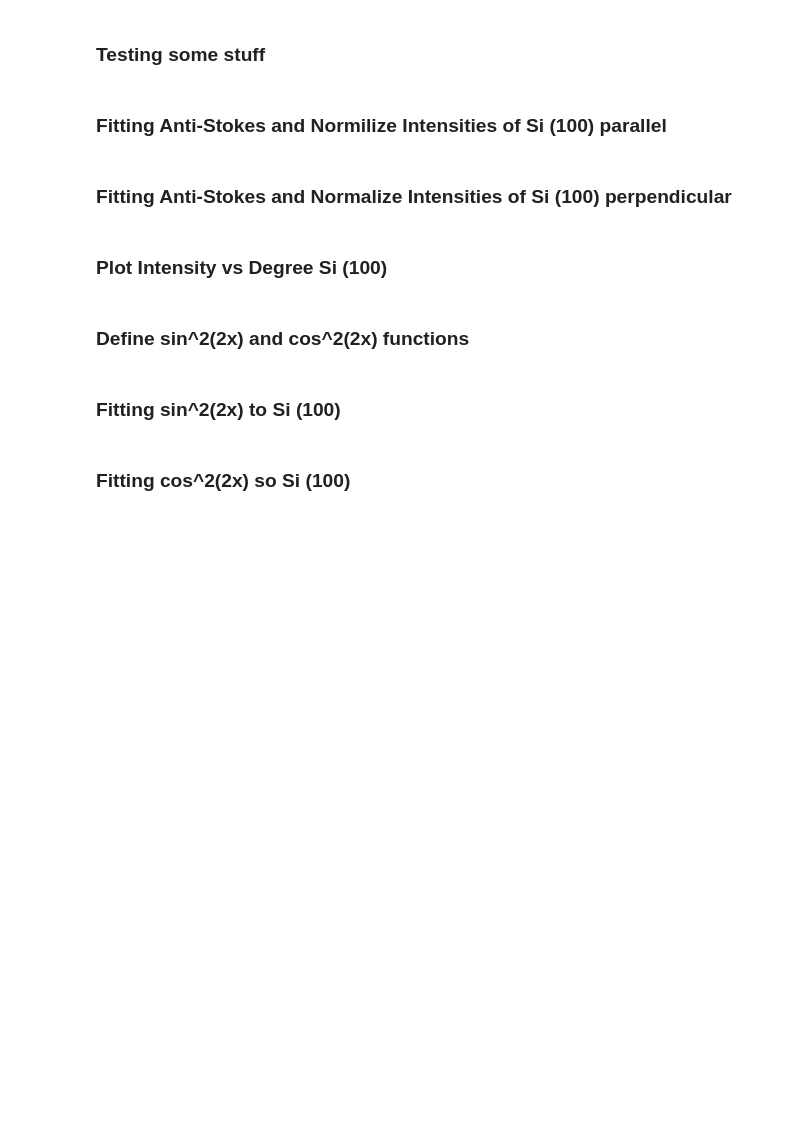
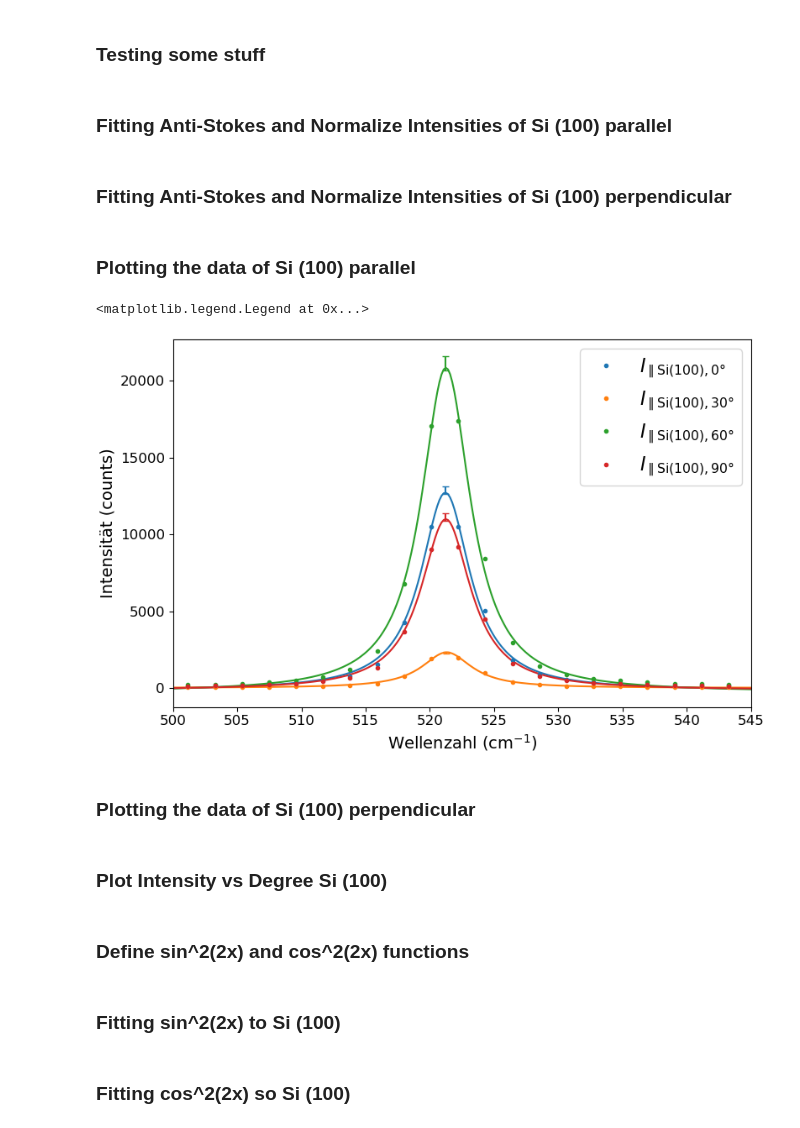
Before and after one commit to phoenixtoash/P60_Auswertung, a Jupyter notebook: notebook.ipynb, the cells around one changed output. Cells and saved outputs as stored; diff of their text form; code cells hidden in the pictures; blank space fills up the shorter version.

Commit message:
even better si (100) plots

```diff
--- a/notebook.ipynb
+++ b/notebook.ipynb
@@ -199,7 +221,7 @@ ax.legend()
 
 print("Fit parameters: x0 = {:.2f}, gamma = {:.2f}, a = {:.2f}".format(*params))
 # %% [markdown]
-### Fitting Anti-Stokes and Normilize Intensities of Si (100) parallel
+### Fitting Anti-Stokes and Normalize Intensities of Si (100) parallel
 # %%
 Lorentzian_amplitudes = []
 Lorentzian_amplitudes_error = []
@@ -262,3 +286,80 @@ del Lorentzian_amplitudes_per_error[1]
 norm_per = max(Lorentzian_amplitudes_per)
 Lorentzian_amplitudes_normilized_per = Lorentzian_amplitudes_per/norm_per
 Lorentzian_amplitudes_normilized_per_error = Lorentzian_amplitudes_per_error/norm_per
+# %% [markdown]
+### Plotting the data of Si (100) parallel
+# %%
+# Visualize Si (100) parallel data
+%matplotlib widget
+
+
+# define linespace for better fit visualization
+antistokes_linespace = np.linspace(500, 550, 300)
+
+# 0° shift Peak
+xdata_si100_0, params_si100_0, params_si100_0_error = n_lorentzians_fit_shifted(dataframes_si100_parallel[0], lorentzian,
+500, 540, p0=None)
+
+
+# 30° shift Peak
+xdata_si100_30, params_si100_30, params_si100_30_error = n_lorentzians_fit_shifted(dataframes_si100_parallel[1], lorentzian,
+500, 540, p0=None)
+
+
+# 60° shift Peak
+xdata_si100_60, params_si100_60, params_si100_60_error = n_lorentzians_fit_shifted(dataframes_si100_parallel[2], lorentzian,
+500, 540, p0=None)
+
+
+# 90° shift Peak
+xdata_si100_90, params_si100_90, params_si100_90_error = n_lorentzians_fit_shifted(dataframes_si100_parallel[3], lorentzian,
+500, 540, p0=None)
+
+
+
+
+# Plot figure
+fig, ax = plt.subplots(figsize=(8,5), constrained_layout=True)
+
+# 0°
+ax.errorbar(dataframes_si100_parallel[0]['Wavenumber_shifted'], dataframes_si100_parallel[0]['Intensity'],
+             label = r'$\mathit{I}_{\parallel Si(100), 0°}$', fmt='o', ms=3, c=colors[0])
+ax.plot(antistokes_linespace, lorentzian(antistokes_linespace, *params_si100_0), c=colors[0])
+ax.errorbar(params_si100_0[0], params_si100_0[2], yerr=params_si100_0_error[2], c=colors[0], capsize=3)
+
+# 30°
+ax.errorbar(dataframes_si100_parallel[1]['Wavenumber_shifted'], dataframes_si100_parallel[1]['Intensity'],
+             label = r'$\mathit{I}_{\parallel Si(100), 30°}$', fmt='o', ms=3, c=colors[1])
+ax.plot(antistokes_linespace, lorentzian(antistokes_linespace, *params_si100_30), c=colors[1])
+ax.errorbar(params_si100_30[0], params_si100_30[2], yerr=params_si100_30_error[2], c=colors[1], capsize=3)
+
+
+# 60°
+ax.errorbar(dataframes_si100_parallel[2]['Wavenumber_shifted'], dataframes_si100_parallel[2]['Intensity'],
+             label = r'$\mathit{I}_{\parallel Si(100), 60°}$', fmt='o', ms=3, c=colors[2],)
+# ax.plot(antistokes_linespace, lorentzian(antistokes_linespace, *params_si100_60), c=colors[2])
+
+ax.plot(antistokes_linespace, lorentzian(antistokes_linespace, *params_si100_60), c=colors[2])
+ax.errorbar(params_si100_60[0], params_si100_60[2], yerr=params_si100_60_error[2], c=colors[2], capsize=3)
+
+
+# 90°
+ax.errorbar(dataframes_si100_parallel[3]['Wavenumber_shifted'], dataframes_si100_parallel[3]['Intensity'],
+             label = r'$\mathit{I}_{\parallel Si(100), 90°}$', fmt='o', ms=3, c=colors[3])
+ax.plot(antistokes_linespace, lorentzian(antistokes_linespace, *params_si100_90), c=colors[3])
+ax.errorbar(params_si100_90[0], params_si100_90[2], yerr=params_si100_90_error[2], c=colors[3], capsize=3)
+
+
+
+
+ax.set_xlabel(r'Wellenzahl ($cm^{-1}$)', fontsize = 14)
+ax.set_ylabel('Intensität (counts)', fontsize = 14)
+ax.tick_params(axis='both', which='major', labelsize=12)
+
+ax.set_xlim(500,545)
+ax.legend(fontsize=16)
+# %% [output]
+<matplotlib.legend.Legend at 0x...>
+[figure, added]
+# %% [markdown]
+### Plotting the data of Si (100) perpendicular
```
Also changed, not shown: parts of 24 cells of this notebook, 3 other files.
